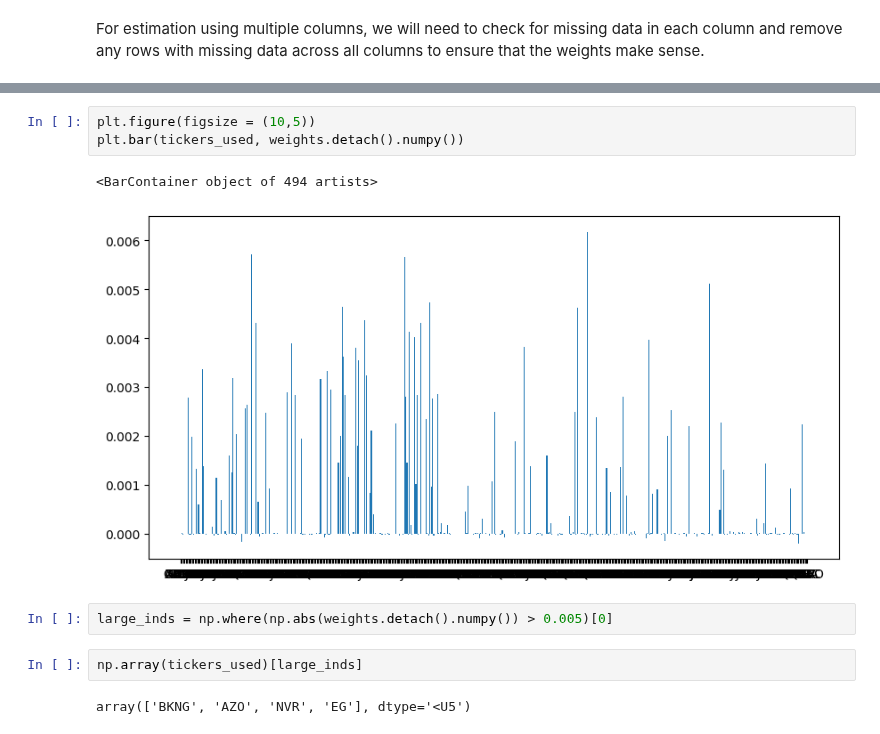
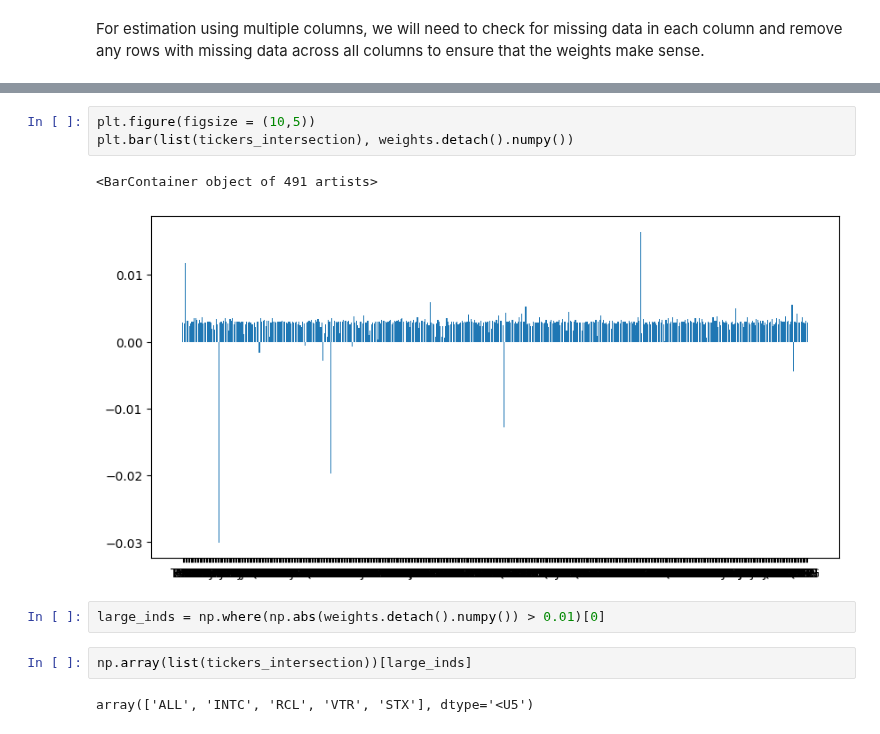
Before and after one commit to jacobf18/Dist-NN, a Jupyter notebook: wasserstein_regression.ipynb, the cells around one changed output, grey strips where cells are left out. Saved outputs shown, nothing was run; the diff lists cells and outputs as text.

```diff
--- a/wasserstein_regression.ipynb
+++ b/wasserstein_regression.ipynb
@@ -282,12 +329,12 @@ tensor(2.1792) 2.18
 # %%
 plt.figure(figsize = (10,5))
-plt.bar(tickers_used, weights.detach().numpy())
+plt.bar(list(tickers_intersection), weights.detach().numpy())
 # %% [output]
-<BarContainer object of 494 artists>
+<BarContainer object of 491 artists>
-[figure, old version]
+[figure, new version]
 # %%
-large_inds = np.where(np.abs(weights.detach().numpy()) > 0.005)[0]
+large_inds = np.where(np.abs(weights.detach().numpy()) > 0.01)[0]
 # %%
-np.array(tickers_used)[large_inds]
+np.array(list(tickers_intersection))[large_inds]
 # %% [output]
-array(['BKNG', 'AZO', 'NVR', 'EG'], dtype='<U5')
+array(['ALL', 'INTC', 'RCL', 'VTR', 'STX'], dtype='<U5')
```
Also changed, not shown: parts of 19 cells of this notebook, 1 other file.
